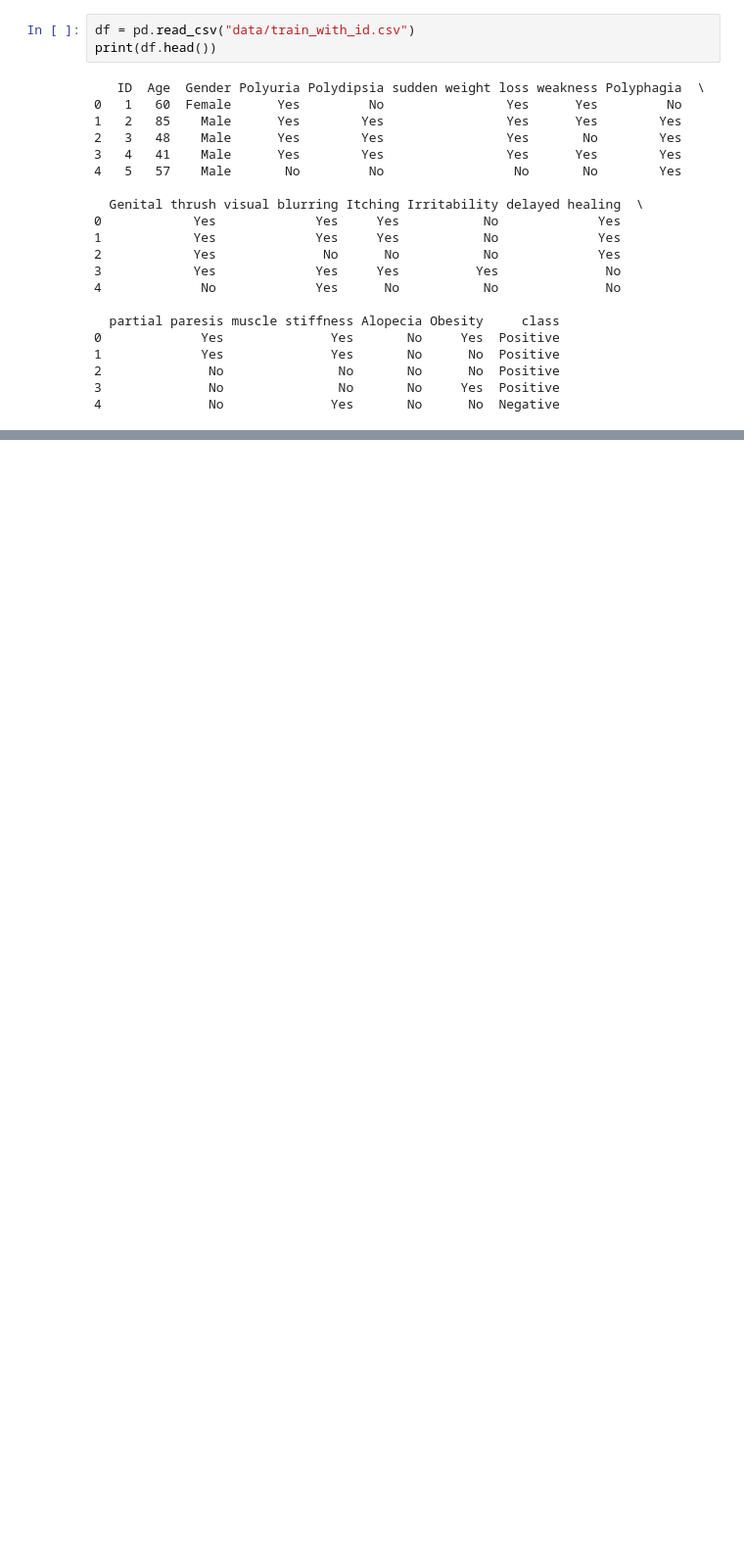
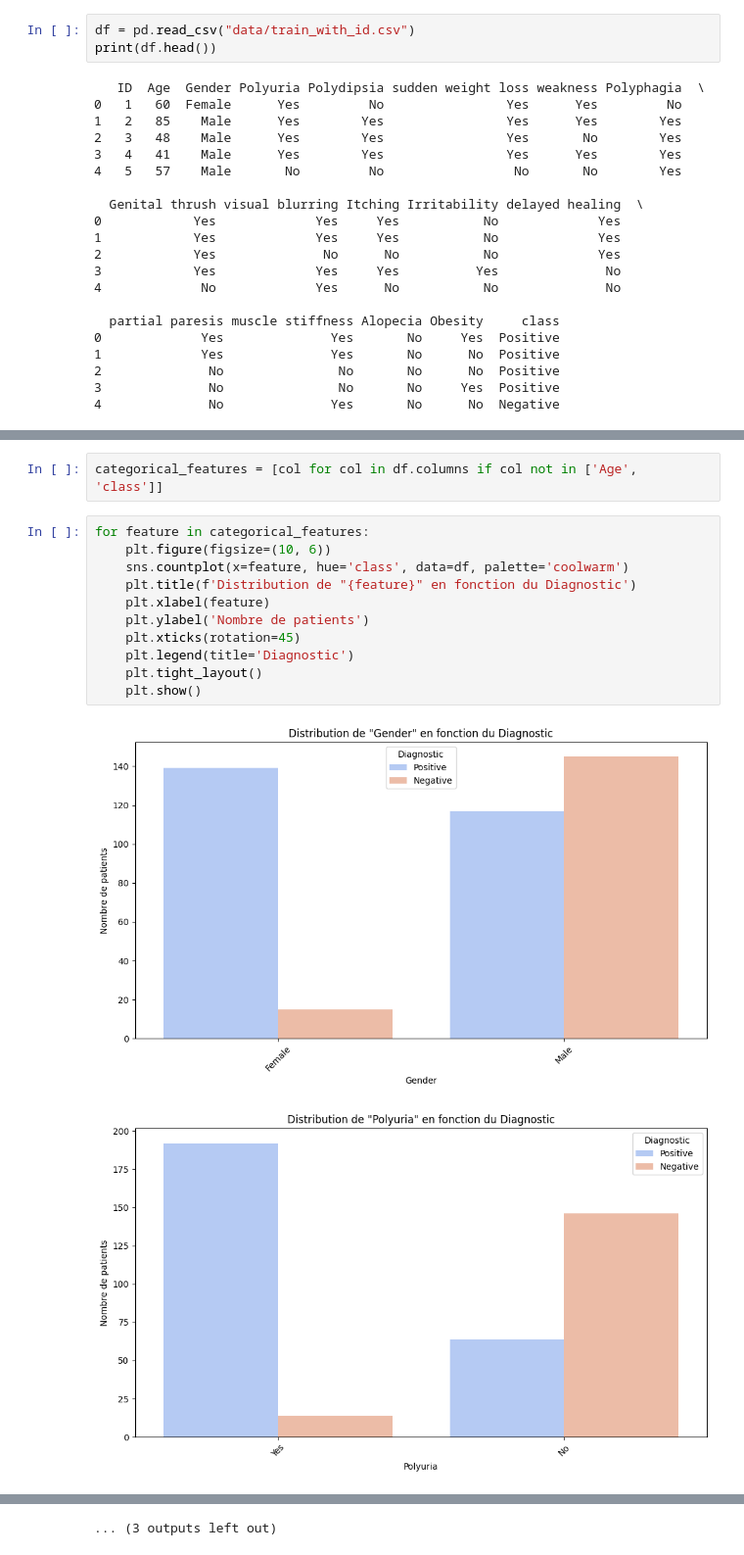
Before and after one commit to gprodi/diabete_simplon, a Jupyter notebook: diabete_v1.ipynb, the cells around one changed output, grey strips where cells are left out. Shown at 98% size. Saved outputs shown, nothing was run; the diff lists cells and outputs as text; blank space fills up the shorter version.

```diff
--- a/diabete_v1.ipynb
+++ b/diabete_v1.ipynb
@@ -237,0 +140,16 @@ Dataset préparé sauvegardé sous 'data/diabtes_clean.csv'
+# %%
+categorical_features = [col for col in df.columns if col not in ['Age', 'class']]
+# %%
+for feature in categorical_features:
+    plt.figure(figsize=(10, 6))
+    sns.countplot(x=feature, hue='class', data=df, palette='coolwarm')
+    plt.title(f'Distribution de "{feature}" en fonction du Diagnostic')
+    plt.xlabel(feature)
+    plt.ylabel('Nombre de patients')
+    plt.xticks(rotation=45)
+    plt.legend(title='Diagnostic')
+    plt.tight_layout()
+    plt.show()
+# %% [output]
+[figure, added]
+[figure, added]
@@ -237,0 +166 @@ Dataset préparé sauvegardé sous 'data/diabtes_clean.csv'
+... (3 outputs left out)
```
Also changed, not shown: parts of 53 cells of this notebook, 1 other file.
